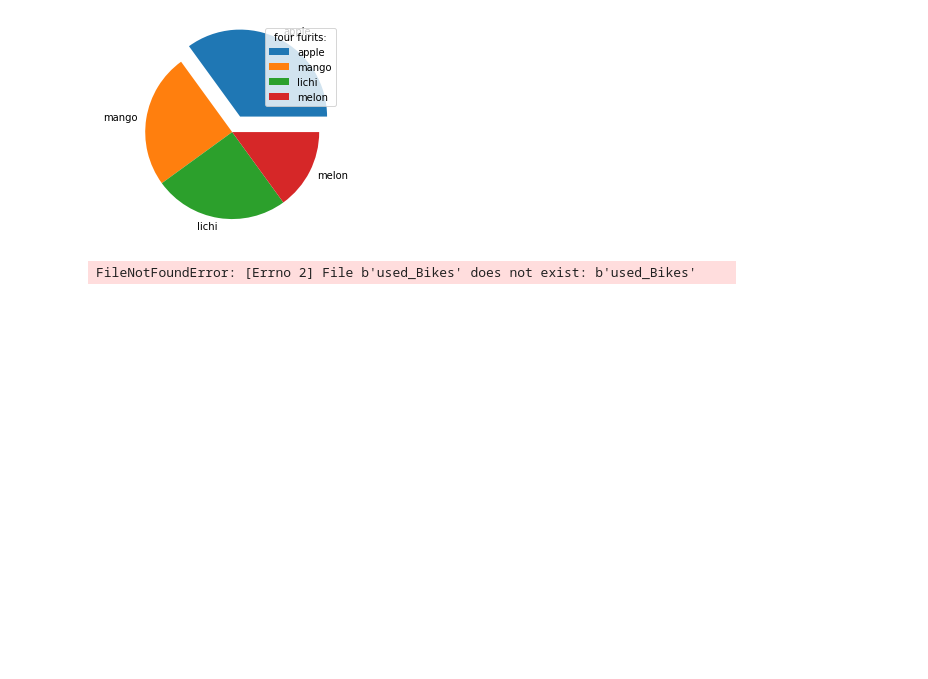
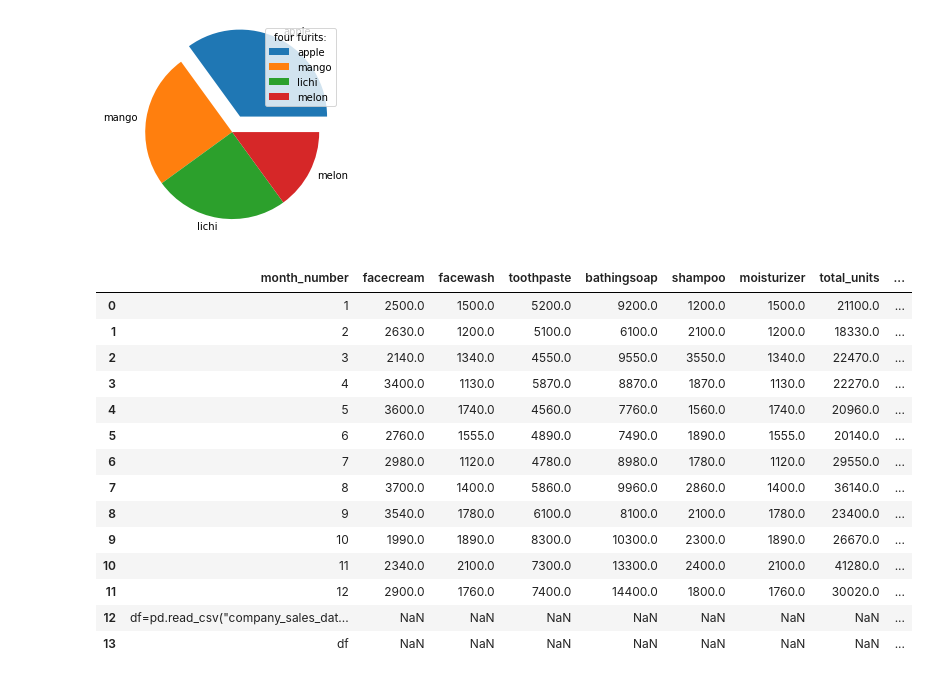
Before and after one commit to Amankumar81/trainingcode81, a Jupyter notebook: day_15_matplot.ipynb, the cells around one changed output. Cells and saved outputs as stored; diff of their text form; code cells hidden in the pictures; blank space fills up the shorter version.

```diff
--- a/day_15_matplot.ipynb
+++ b/day_15_matplot.ipynb
@@ -363,7 +363,21 @@ plt.show()
 # %% [output]
 [figure]
 # %%
-df=pd.read_csv('used_Bikes')
+df=pd.read_csv("company_sales_data (1).csv.csv")
 df
 # %% [output]
-FileNotFoundError: [Errno 2] File b'used_Bikes' does not exist: b'used_Bikes'
+|  | month_number | facecream | facewash | toothpaste | bathingsoap | shampoo | moisturizer | total_units | ... |
+| 0 | 1 | 2500.0 | 1500.0 | 5200.0 | 9200.0 | 1200.0 | 1500.0 | 21100.0 | ... |
+| 1 | 2 | 2630.0 | 1200.0 | 5100.0 | 6100.0 | 2100.0 | 1200.0 | 18330.0 | ... |
+| 2 | 3 | 2140.0 | 1340.0 | 4550.0 | 9550.0 | 3550.0 | 1340.0 | 22470.0 | ... |
+| 3 | 4 | 3400.0 | 1130.0 | 5870.0 | 8870.0 | 1870.0 | 1130.0 | 22270.0 | ... |
+| 4 | 5 | 3600.0 | 1740.0 | 4560.0 | 7760.0 | 1560.0 | 1740.0 | 20960.0 | ... |
+| 5 | 6 | 2760.0 | 1555.0 | 4890.0 | 7490.0 | 1890.0 | 1555.0 | 20140.0 | ... |
+| 6 | 7 | 2980.0 | 1120.0 | 4780.0 | 8980.0 | 1780.0 | 1120.0 | 29550.0 | ... |
+| 7 | 8 | 3700.0 | 1400.0 | 5860.0 | 9960.0 | 2860.0 | 1400.0 | 36140.0 | ... |
+| 8 | 9 | 3540.0 | 1780.0 | 6100.0 | 8100.0 | 2100.0 | 1780.0 | 23400.0 | ... |
+| 9 | 10 | 1990.0 | 1890.0 | 8300.0 | 10300.0 | 2300.0 | 1890.0 | 26670.0 | ... |
+| 10 | 11 | 2340.0 | 2100.0 | 7300.0 | 13300.0 | 2400.0 | 2100.0 | 41280.0 | ... |
+| 11 | 12 | 2900.0 | 1760.0 | 7400.0 | 14400.0 | 1800.0 | 1760.0 | 30020.0 | ... |
+| 12 | df=pd.read_csv("company_sales_dat... | NaN | NaN | NaN | NaN | NaN | NaN | NaN | ... |
+| 13 | df | NaN | NaN | NaN | NaN | NaN | NaN | NaN | ... |
```
Also changed, not shown: parts of 1 cell of this notebook, 1 other file.
